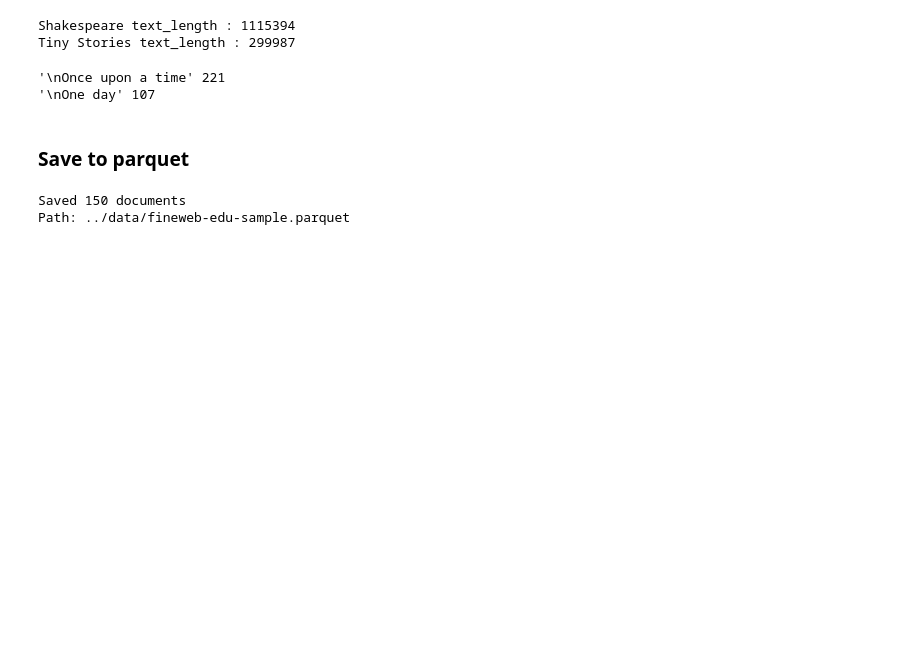
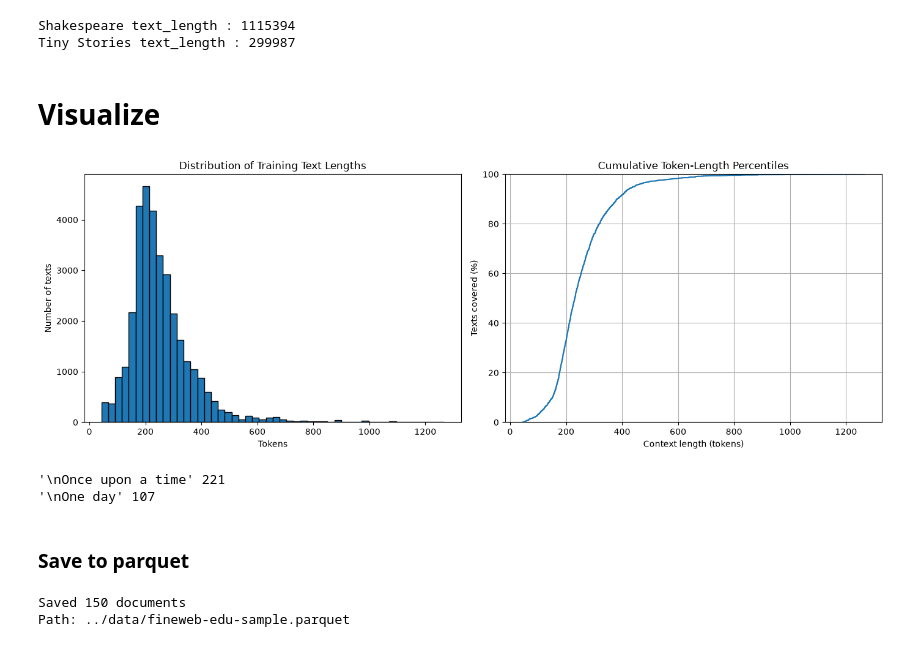
Before and after one commit to zeguru/tiny-text-transformers, a Jupyter notebook: notebooks/data-ops.ipynb, the cells around one changed output. Cells and saved outputs as stored; diff of their text form; code cells hidden in the pictures; blank space fills up the shorter version.

```diff
--- a/notebooks/data-ops.ipynb
+++ b/notebooks/data-ops.ipynb
@@ -12,13 +47,16 @@ import pyarrow.parquet as pq
 # %%
 
-# 1 Connect
+# Connect Fineweb edu
 fineweb = load_dataset(
-    "HuggingFaceFW/fineweb-edu",
-    name="sample-10BT",
-    split="train",
-    streaming=True,
-)
+   "HuggingFaceFW/fineweb-edu",
+   name="sample-10BT",
+   split="train",
+   streaming=True,
+    )
 
-    # add to our corpus
+# Connect squad dataset
+SQUAD_PATH = Path("../data/squad/dev-v1.1.json")
+with SQUAD_PATH.open("r", encoding="utf-8") as file:
+    squad = json.load(file)
 # %% [markdown]
 ### Get a sample
@@ -93,6 +333,36 @@ print(f"Tiny Stories text_length : {ts_text_length}")
 # %% [output]
 Shakespeare text_length : 1115394
 Tiny Stories text_length : 299987
+# %% [markdown]
+# Visualize
+# %%
+# Squad
+fig, axes = plt.subplots(1, 2, figsize=(14, 5))
+
+# Histogram
+axes[0].hist(lengths, bins=50, edgecolor="black")
+axes[0].set_title("Distribution of Training Text Lengths")
+axes[0].set_xlabel("Tokens")
+axes[0].set_ylabel("Number of texts")
+
+# Percentile curve
+sorted_lengths = np.sort(lengths)
+cumulative_pct = (
+    np.arange(1, len(sorted_lengths) + 1)
+    / len(sorted_lengths) * 100
+)
+
+axes[1].plot(sorted_lengths, cumulative_pct)
+axes[1].set_title("Cumulative Token-Length Percentiles")
+axes[1].set_xlabel("Context length (tokens)")
+axes[1].set_ylabel("Texts covered (%)")
+axes[1].set_ylim(0, 100)
+axes[1].grid(True)
+
+plt.tight_layout()
+plt.show()
+# %% [output]
+[figure, added]
 # %%
 #print(repr(sp_text[:2_000]))
 #print(repr(ts_text[:2_000]))
```
Also changed, not shown: parts of 15 cells of this notebook, 22 other files.
